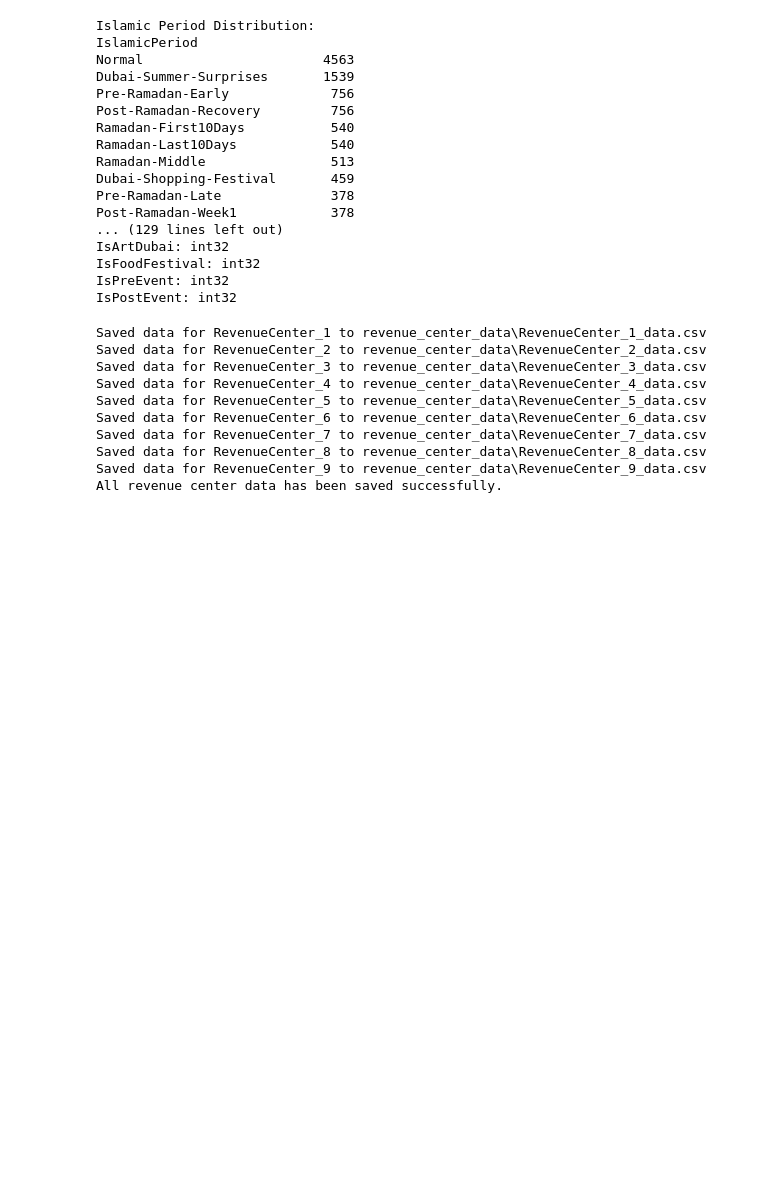
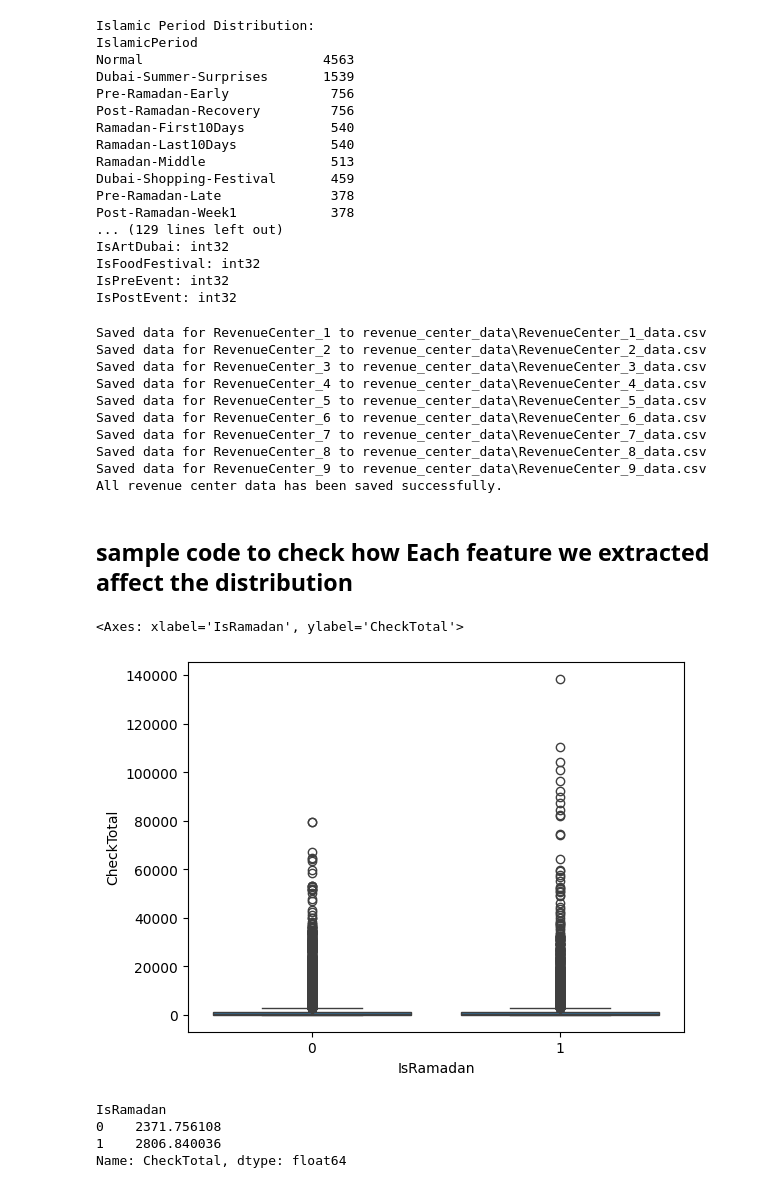
Before and after one commit to BeatBard/hotel-revenue-forecast, a Jupyter notebook: notebooks/Dubai_specific.ipynb, the cells around one changed output. Cells and saved outputs as stored; diff of their text form; code cells hidden in the pictures; blank space fills up the shorter version.

```diff
--- a/notebooks/Dubai_specific.ipynb
+++ b/notebooks/Dubai_specific.ipynb
@@ -658,6 +658,8 @@ Saved data for RevenueCenter_7 to revenue_center_data\RevenueCenter_7_data.csv
 Saved data for RevenueCenter_8 to revenue_center_data\RevenueCenter_8_data.csv
 Saved data for RevenueCenter_9 to revenue_center_data\RevenueCenter_9_data.csv
 All revenue center data has been saved successfully.
+# %% [markdown]
+## sample code to check how Each feature we extracted affect the distribution
 # %%
 import pandas as pd, numpy as np, matplotlib.pyplot as plt, seaborn as sns
 from sklearn.model_selection import TimeSeriesSplit
@@ -664,0 +670,12 @@ from sklearn.metrics import mean_absolute_error
+# %%
+sns.boxplot(x='IsRamadan', y='CheckTotal', data=df)
+# %% [output]
+<Axes: xlabel='IsRamadan', ylabel='CheckTotal'>
+[figure, added]
+# %%
+df.groupby('IsRamadan')['CheckTotal'].mean()
+# %% [output]
+IsRamadan
+0    2371.756108
+1    2806.840036
+Name: CheckTotal, dtype: float64
```
Also changed, not shown: parts of 2 cells of this notebook, 2 other files.
